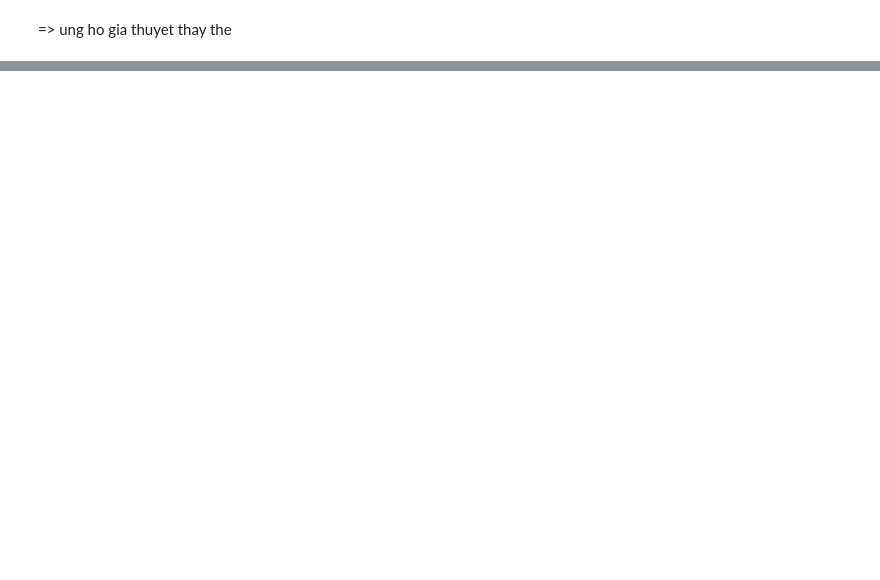
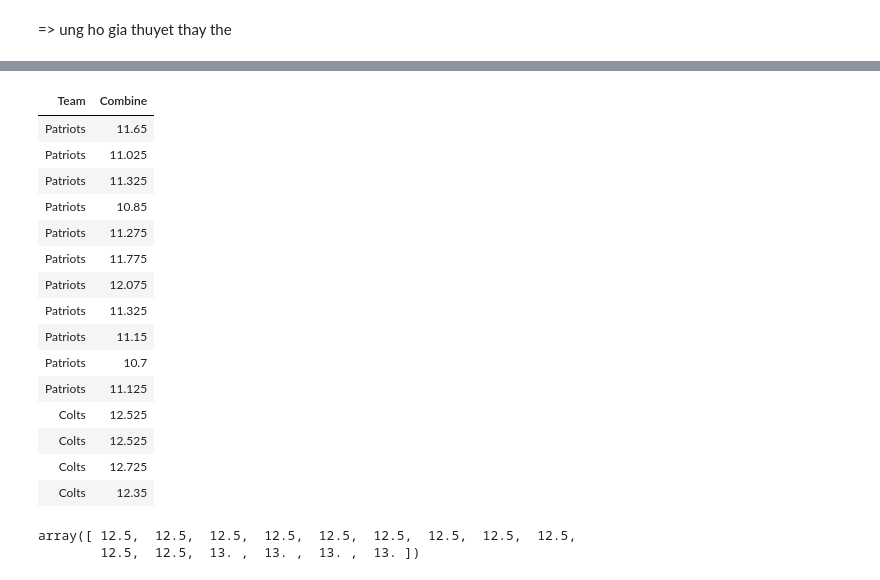
Before and after one commit to MYTWT/Data_Science, a Jupyter notebook: notebook/Numby/comparingtwosample.ipynb, the cells around one changed output, grey strips where cells are left out. Cells and saved outputs as stored; diff of their text form; code cells hidden in the pictures; blank space fills up the shorter version.

```diff
--- a/notebook/Numby/comparingtwosample.ipynb
+++ b/notebook/Numby/comparingtwosample.ipynb
@@ -131,0 +134,3 @@ np.count_nonzero(result >= observed_value)/repition * 100
+# %%
+football = Table.read_table('../../Data/deflategate.csv')
+football
@@ -131,0 +150,30 @@ np.count_nonzero(result >= observed_value)/repition * 100
+# %%
+football = football.with_column(
+    'Combine', (football.column(1) + football.column(2))/2
+).drop(1,2)
+football.show(15)
+# %% [output]
+| Team | Combine |
+| Patriots | 11.65 |
+| Patriots | 11.025 |
+| Patriots | 11.325 |
+| Patriots | 10.85 |
+| Patriots | 11.275 |
+| Patriots | 11.775 |
+| Patriots | 12.075 |
+| Patriots | 11.325 |
+| Patriots | 11.15 |
+| Patriots | 10.7 |
+| Patriots | 11.125 |
+| Colts | 12.525 |
+| Colts | 12.525 |
+| Colts | 12.725 |
+| Colts | 12.35 |
+# %%
+array1 = 12.5 * np.ones(11)
+array2 = 13*np.ones(4)
+football_start = np.append(array1,array2)
+football_start
+# %% [output]
+array([ 12.5,  12.5,  12.5,  12.5,  12.5,  12.5,  12.5,  12.5,  12.5,
+        12.5,  12.5,  13. ,  13. ,  13. ,  13. ])
```
Also changed, not shown: parts of 9 cells of this notebook, 4 other files.
